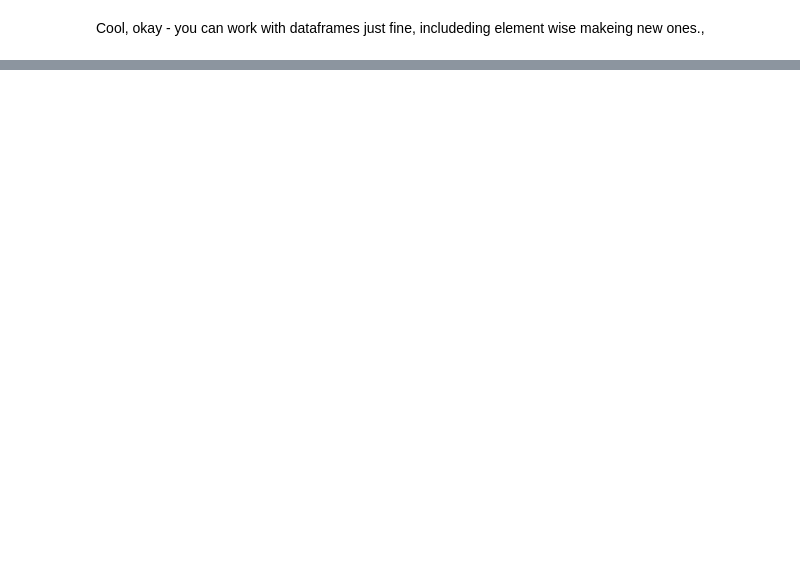
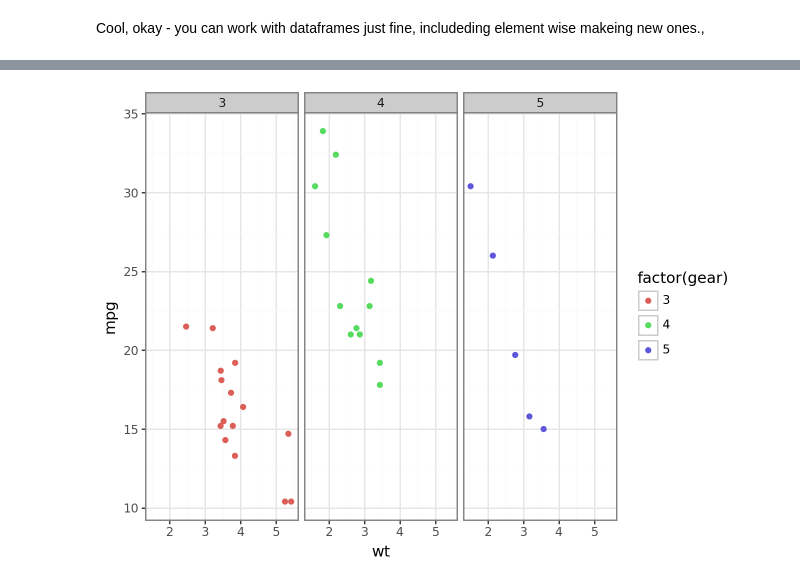
Before and after one commit to hanshall/FEAST_PtE, a Jupyter notebook: FEAST Tutorial Plotting Work.ipynb, the cells around one changed output, grey strips where cells are left out. Cells and saved outputs as stored; diff of their text form; code cells hidden in the pictures; blank space fills up the shorter version.

```diff
--- a/FEAST Tutorial Plotting Work.ipynb
+++ b/FEAST Tutorial Plotting Work.ipynb
@@ -407,0 +408,4 @@ ModuleNotFoundError: No module named 'plotnine'
+# %%
+ggplot(mtcars, aes("wt", "mpg", color = "factor(gear)")) + geom_point() + facet_wrap("gear") + theme_bw()
+# %% [output]
+[figure, added]
```
Also changed, not shown: parts of 11 cells of this notebook.
